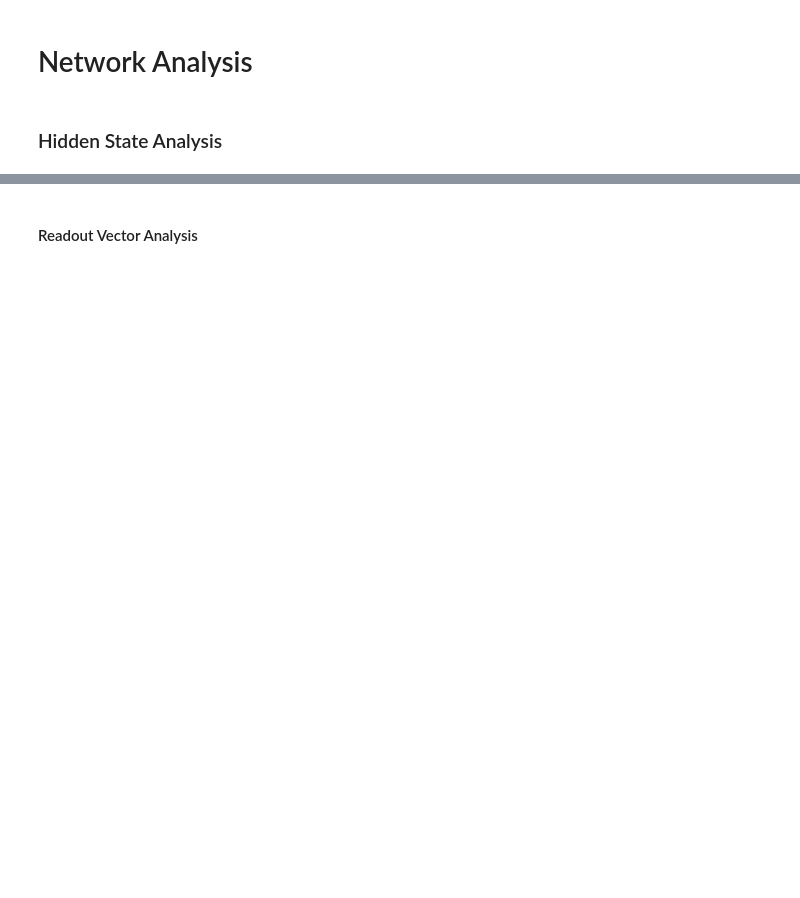
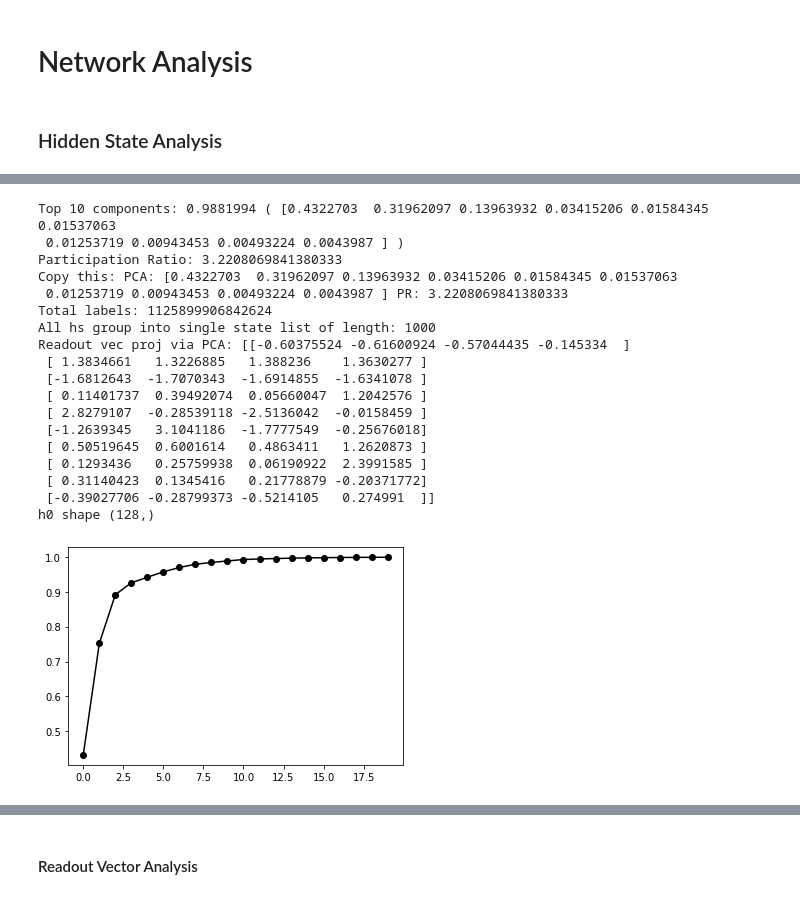
Before and after one commit to kaitken17/understand_nlp, a Jupyter notebook: sythetic_analysis_seq2seq.ipynb, the cells around one changed output, grey strips where cells are left out. Saved outputs shown, nothing was run; the diff lists cells and outputs as text; code cells hidden in the pictures; blank space fills up the shorter version.

```diff
--- a/sythetic_analysis_seq2seq.ipynb
+++ b/sythetic_analysis_seq2seq.ipynb
@@ -1581,3 +1563,78 @@ h0 shape (128,)
+# %%
+pc_dims = 10
+pts_subset = 'all' # supports 'enc', 'dec', 'all', and 'encf'
+no_states = True
+
+# Finds percentage of variance explained by top pc_dims of PCA
+pca_full = PCA(n_components=rnn_specs['hidden_size'])
+_ = pca_full.fit_transform(pts[pts_subset])
+explained_var = pca_full.explained_variance_ratio_
+print('Top', pc_dims, 'components:', np.sum(explained_var[:pc_dims]), '(', explained_var[:pc_dims],')')
+print('Participation Ratio:', participation_ratio_vector(pca_full.explained_variance_))
+print('Copy this: PCA:', explained_var[:pc_dims], 'PR:', participation_ratio_vector(pca_full.explained_variance_))
+total_exvar = []
+for i in range(rnn_specs['hidden_size']-1):
+  total_exvar.append(np.sum(explained_var[:i+1]))
+plt.figure()
+plt.plot(total_exvar[:20], 'k-o')
+
+# Group these states by the corresponding label.
+states = []
+total_labels = len(toy_params['out_words'])**toy_params['phrase_length']
+print('Total labels:', total_labels)
+if no_states: # Groups all hidden state into single state list
+  if pts_subset == 'enc':
+    states.append([h[:toy_params['phrase_length']] for h in hs])
+  elif pts_subset == 'dec':
+    states.append([h[toy_params['phrase_length']-1:] for h in hs])
+  elif pts_subset == 'all':
+    states.append([h for h in hs])
+  elif pts_subset == 'encf':
+    states.append([h[toy_params['phrase_length']-1] for h in hs])
+  labels = [[0]]
+  total_labels = 1
+  print('All hs group into single state list of length:', len(states[0]))
+else: # Groups hidden states into different states based on label
+  labels = generate_labels(toy_params)
+  for lbl_idx in range(total_labels):
+    if pts_subset == 'enc':
+      states.append([h[:toy_params['phrase_length']] for h, lbl in zip(hs, syn_data_test['labels']) if list(np.argmax(lbl, axis=1)) == labels[lbl_idx]])
+    elif pts_subset == 'dec':
+      states.append([h[toy_params['phrase_length']-1:] for h, lbl in zip(hs, syn_data_test['labels']) if list(np.argmax(lbl, axis=1)) == labels[lbl_idx]])
+    elif pts_subset == 'all':
+      states.append([h for h, lbl in zip(hs, syn_data_test['labels']) if list(np.argmax(lbl, axis=1)) == labels[lbl_idx]])
+    elif pts_subset == 'encf':
+      states.append([h[toy_params['phrase_length']-1] for h, lbl in zip(hs, syn_data_test['labels']) if list(np.argmax(lbl, axis=1)) == labels[lbl_idx]])
+    if total_labels < 30:
+      print('Category {} states:'.format(lbl_idx), len(states[lbl_idx]))
+
+# We use principal components analysis (PCA) for visualization.
+pca = PCA(n_components=pc_dims).fit(pts[pts_subset])
+print('Readout vec proj via PCA:', pca.transform(readout).T)
+
+# The initial state.
+h0 = cell.get_initial_state(rnn_params)[:rnn_specs['hidden_size']]
+print('h0 shape', h0.shape)
+# %% [output]
+Top 10 components: 0.9881994 ( [0.4322703  0.31962097 0.13963932 0.03415206 0.01584345 0.01537063
+ 0.01253719 0.00943453 0.00493224 0.0043987 ] )
+Participation Ratio: 3.2208069841380333
+Copy this: PCA: [0.4322703  0.31962097 0.13963932 0.03415206 0.01584345 0.01537063
+ 0.01253719 0.00943453 0.00493224 0.0043987 ] PR: 3.2208069841380333
+Total labels: 1125899906842624
+All hs group into single state list of length: 1000
+Readout vec proj via PCA: [[-0.60375524 -0.61600924 -0.57044435 -0.145334  ]
+ [ 1.3834661   1.3226885   1.388236    1.3630277 ]
+ [-1.6812643  -1.7070343  -1.6914855  -1.6341078 ]
+ [ 0.11401737  0.39492074  0.05660047  1.2042576 ]
+ [ 2.8279107  -0.28539118 -2.5136042  -0.0158459 ]
+ [-1.2639345   3.1041186  -1.7777549  -0.25676018]
+ [ 0.50519645  0.6001614   0.4863411   1.2620873 ]
+ [ 0.1293436   0.25759938  0.06190922  2.3991585 ]
+ [ 0.31140423  0.1345416   0.21778879 -0.20371772]
+ [-0.39027706 -0.28799373 -0.5214105   0.274991  ]]
+h0 shape (128,)
+[figure, added]
 # %%
 # Here, we visualize the hidden states of the RNN, projected into a
 # low-dimensional 2D state space.
```
Also changed, not shown: parts of 15 cells of this notebook.
